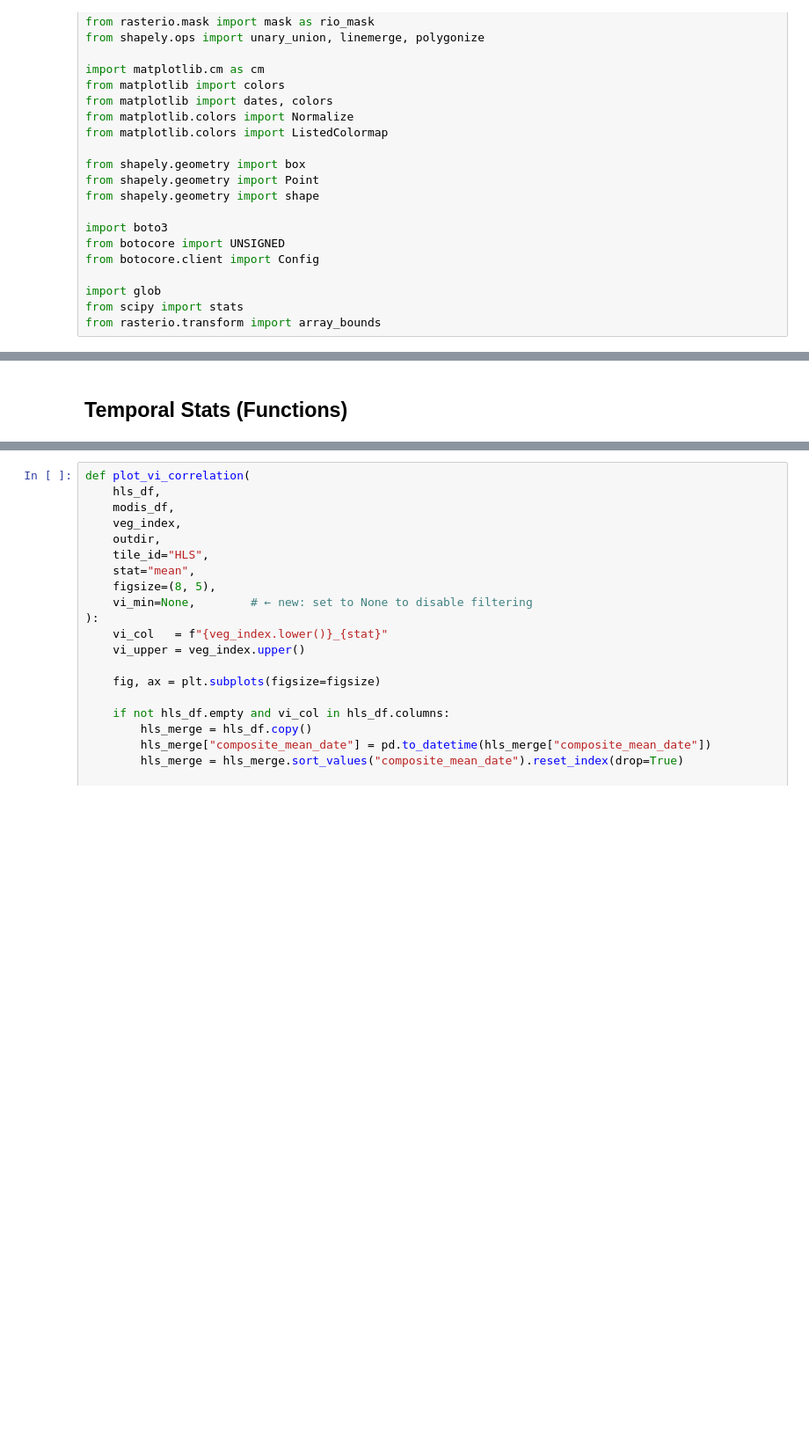
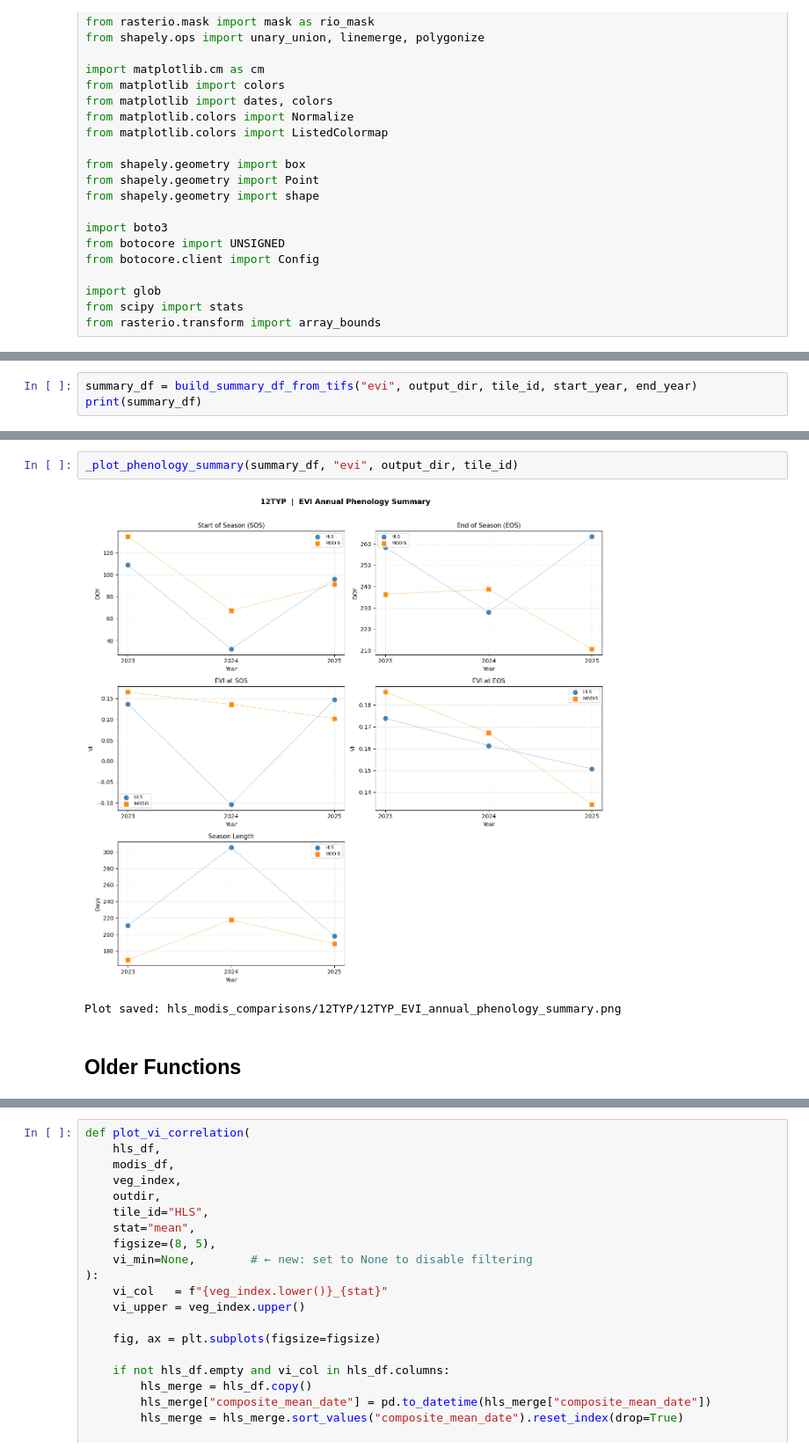
Before and after one commit to Tomitrle/hls-bdec-scripts, a Jupyter notebook: HLS_MODIS_comparison.ipynb, the cells around one changed output, grey strips where cells are left out. Shown at 88% size. Drawn from its saved outputs; the diff is of its cells as text; blank space fills up the shorter version.

```diff
--- a/HLS_MODIS_comparison.ipynb
+++ b/HLS_MODIS_comparison.ipynb
@@ -786,0 +1901,3 @@ print(summary.round(3))
+# %%
+summary_df = build_summary_df_from_tifs("evi", output_dir, tile_id, start_year, end_year)
+print(summary_df)
@@ -787,5 +1990,10 @@ print(summary.round(3))
+# %%
+_plot_phenology_summary(summary_df, "evi", output_dir, tile_id)
+# %% [output]
+[figure, added]
+Plot saved: hls_modis_comparisons/12TYP/12TYP_EVI_annual_phenology_summary.png
 # %% [markdown]
-## Temporal Stats (Functions)
+## Older Functions
 # %%
 def plot_vi_timeseries(
     hls_df,
```
Also changed, not shown: parts of 26 cells of this notebook.
